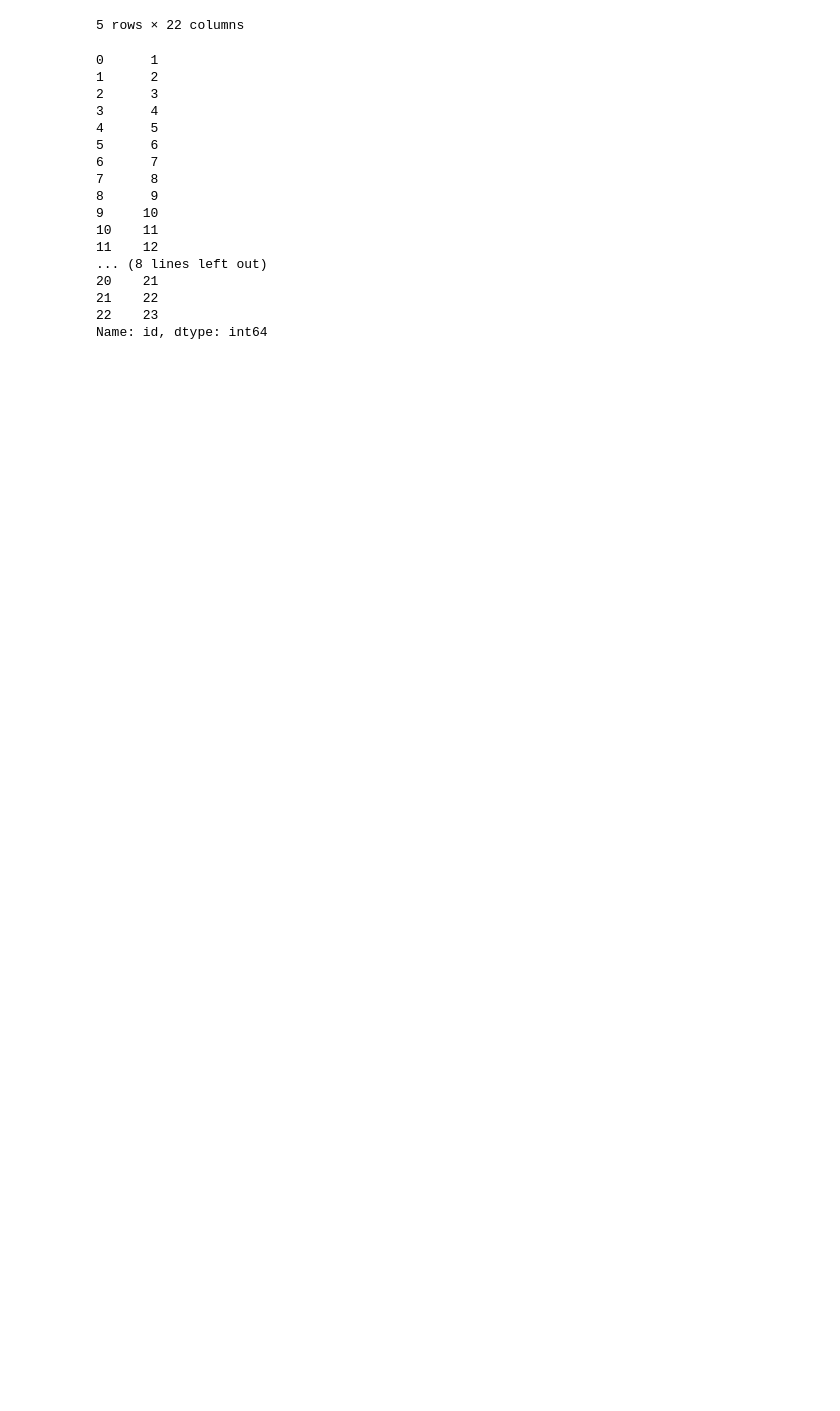
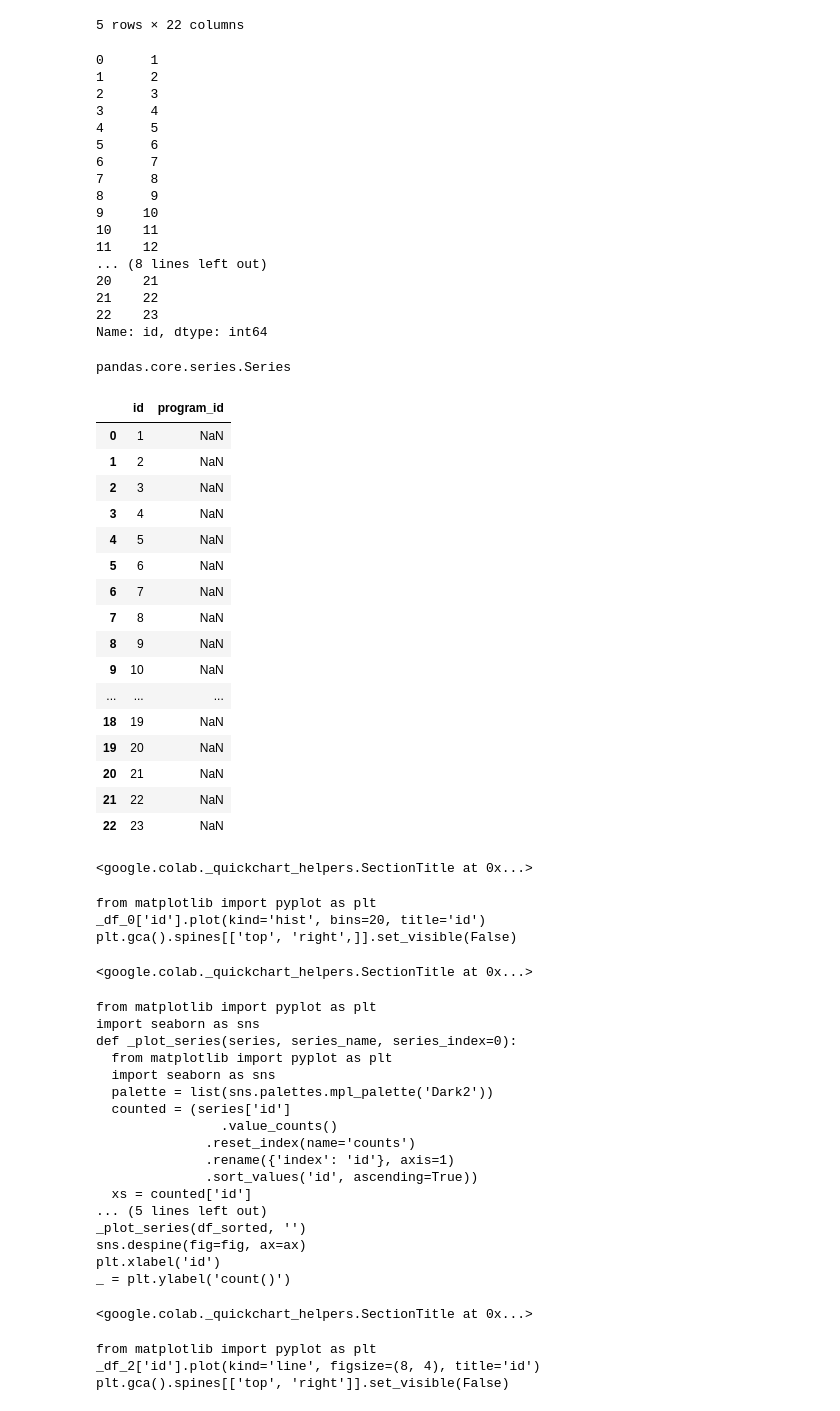
Before and after one commit to omkarpattnaik8080/Pandas, a Jupyter notebook: PandasComplete.ipynb, the cells around one changed output. Saved outputs shown, nothing was run; the diff lists cells and outputs as text; code cells hidden in the pictures; blank space fills up the shorter version.

```diff
--- a/PandasComplete.ipynb
+++ b/PandasComplete.ipynb
@@ -474,3 +474,7 @@ df["id"]
 21    22
 22    23
 Name: id, dtype: int64
+# %%
+type(df["id"])
+# %% [output]
+pandas.core.series.Series
@@ -476,0 +483,46 @@ Name: id, dtype: int64
+# %%
+df[["id","program_id"]]
+# %% [output]
+|  | id | program_id |
+| 0 | 1 | NaN |
+| 1 | 2 | NaN |
+| 2 | 3 | NaN |
+| 3 | 4 | NaN |
+| 4 | 5 | NaN |
+| 5 | 6 | NaN |
+| 6 | 7 | NaN |
+| 7 | 8 | NaN |
+| 8 | 9 | NaN |
+| 9 | 10 | NaN |
+| ... | ... | ... |
+| 18 | 19 | NaN |
+| 19 | 20 | NaN |
+| 20 | 21 | NaN |
+| 21 | 22 | NaN |
+| 22 | 23 | NaN |
+<google.colab._quickchart_helpers.SectionTitle at 0x...>
+from matplotlib import pyplot as plt
+_df_0['id'].plot(kind='hist', bins=20, title='id')
+plt.gca().spines[['top', 'right',]].set_visible(False)
+<google.colab._quickchart_helpers.SectionTitle at 0x...>
+from matplotlib import pyplot as plt
+import seaborn as sns
+def _plot_series(series, series_name, series_index=0):
+  from matplotlib import pyplot as plt
+  import seaborn as sns
+  palette = list(sns.palettes.mpl_palette('Dark2'))
+  counted = (series['id']
+                .value_counts()
+              .reset_index(name='counts')
+              .rename({'index': 'id'}, axis=1)
+              .sort_values('id', ascending=True))
+  xs = counted['id']
+... (5 lines left out)
+_plot_series(df_sorted, '')
+sns.despine(fig=fig, ax=ax)
+plt.xlabel('id')
+_ = plt.ylabel('count()')
+<google.colab._quickchart_helpers.SectionTitle at 0x...>
+from matplotlib import pyplot as plt
+_df_2['id'].plot(kind='line', figsize=(8, 4), title='id')
+plt.gca().spines[['top', 'right']].set_visible(False)
```
Also changed, not shown: parts of 8 cells of this notebook.
